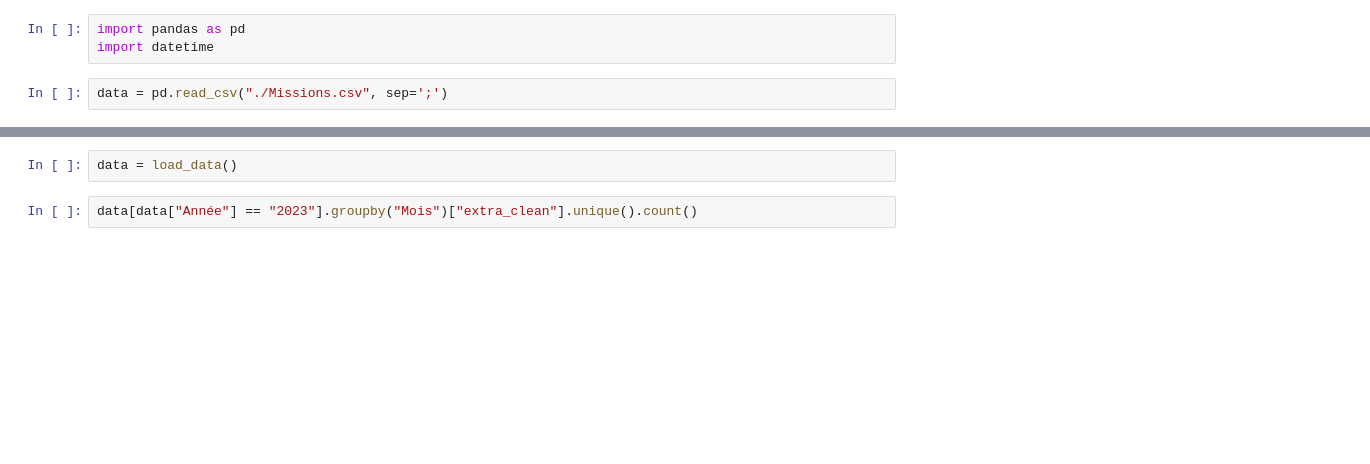
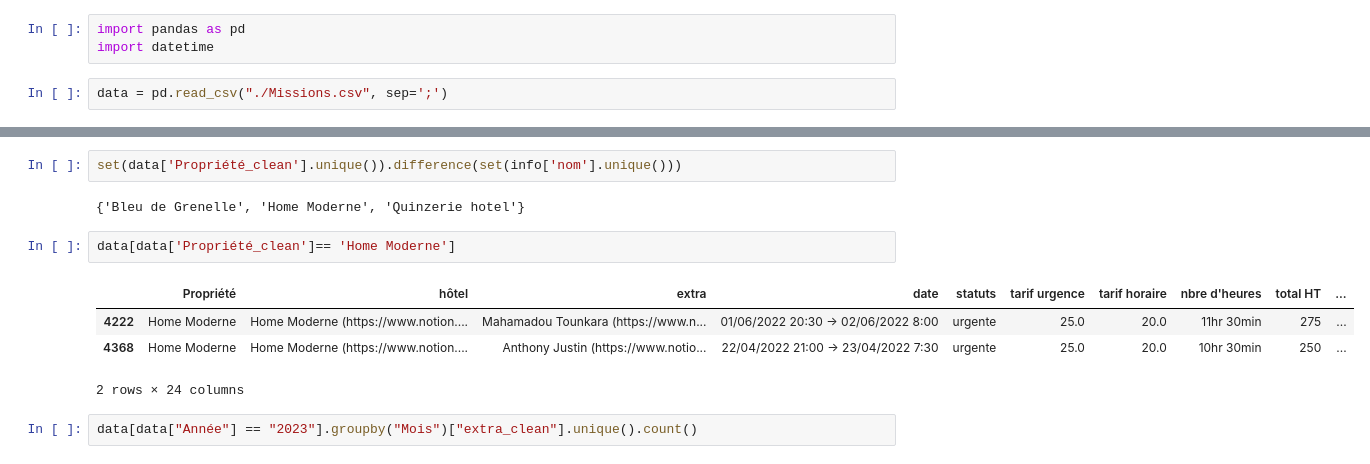
Before and after one commit to adrienB134/Qualiextra, a Jupyter notebook: model_adrien.ipynb, the cells around one changed output, grey strips where cells are left out. Cells and saved outputs as stored; diff of their text form; blank space fills up the shorter version.

```diff
--- a/model_adrien.ipynb
+++ b/model_adrien.ipynb
@@ -36,5 +53,14 @@ def load_data():
-# %%
-data = load_data()
+# %%
+set(data['Propriété_clean'].unique()).difference(set(info['nom'].unique()))
+# %% [output]
+{'Bleu de Grenelle', 'Home Moderne', 'Quinzerie hotel'}
+# %%
+data[data['Propriété_clean']== 'Home Moderne']
+# %% [output]
+|  | Propriété | hôtel | extra | date | statuts | tarif urgence | tarif horaire | nbre d'heures | total HT | ... |
+| 4222 | Home Moderne | Home Moderne (https://www.notion.... | Mahamadou Tounkara (https://www.n... | 01/06/2022 20:30 → 02/06/2022 8:00 | urgente | 25.0 | 20.0 | 11hr 30min | 275 | ... |
+| 4368 | Home Moderne | Home Moderne (https://www.notion.... | Anthony Justin (https://www.notio... | 22/04/2022 21:00 → 23/04/2022 7:30 | urgente | 25.0 | 20.0 | 10hr 30min | 250 | ... |
+2 rows × 24 columns
 # %%
 data[data["Année"] == "2023"].groupby("Mois")["extra_clean"].unique().count()
 # %% [output]
```
Also changed, not shown: parts of 1 cell of this notebook, 3 other files.
